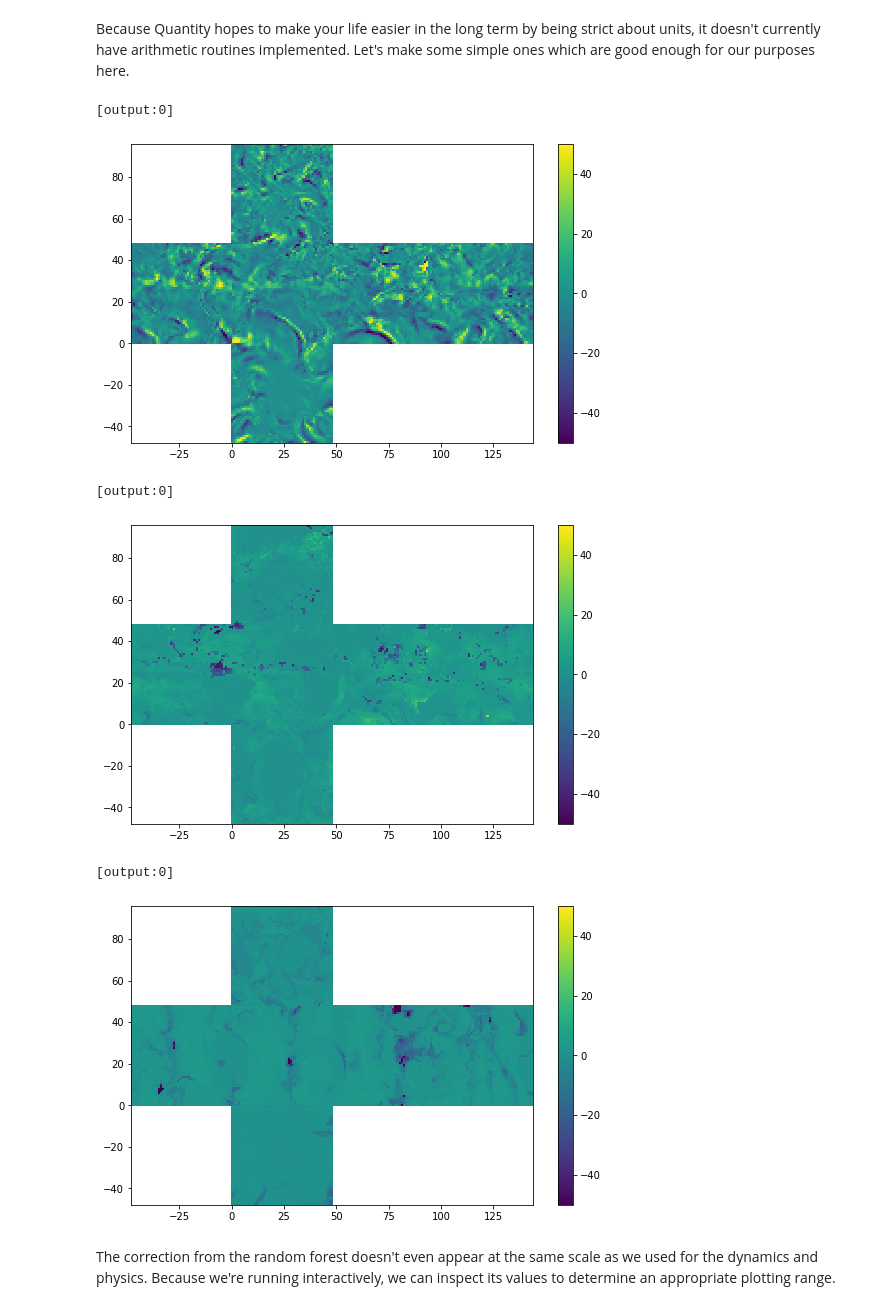
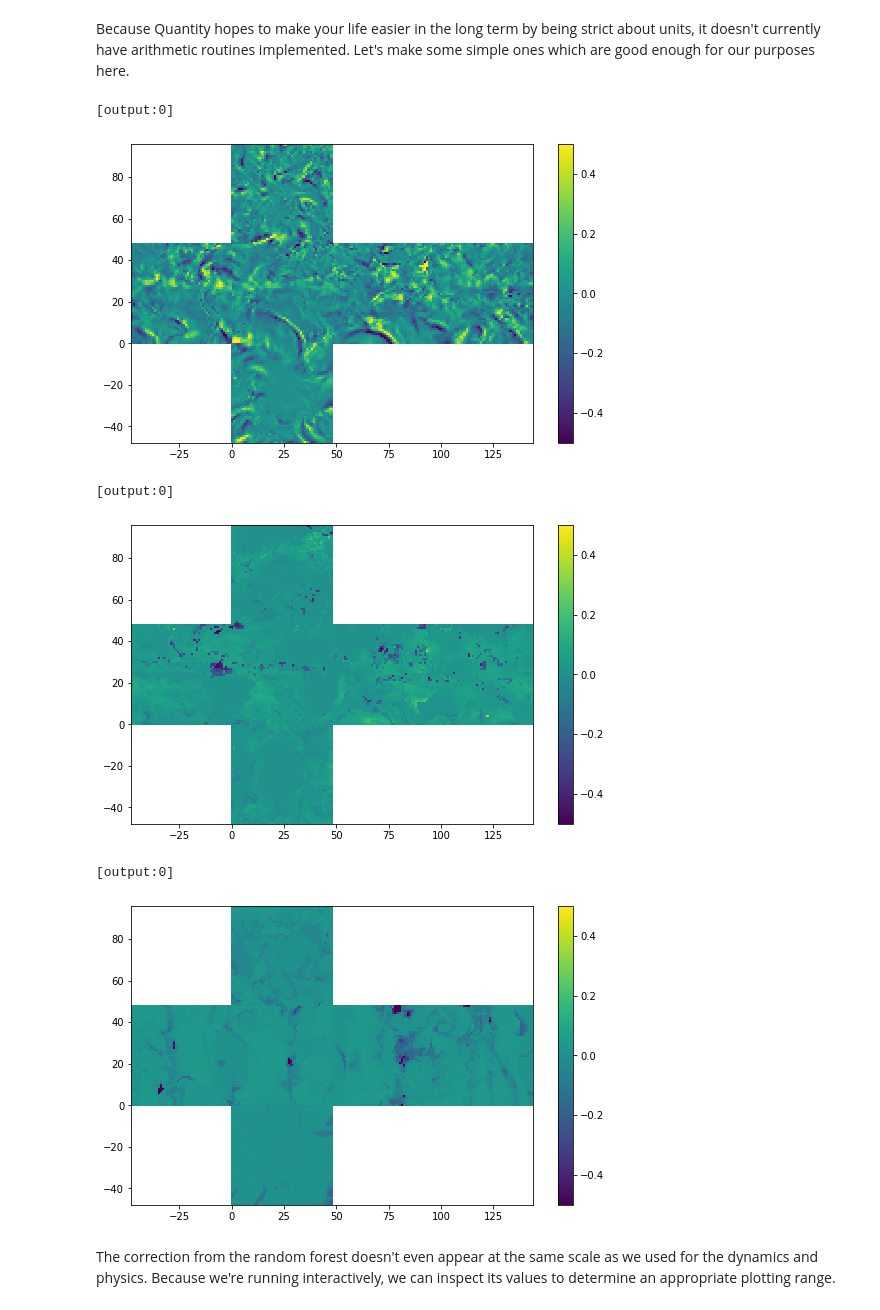
Before and after one commit to ai2cm/fv3gfs-wrapper, a Jupyter notebook: examples/jupyter/notebooks/random_forest.ipynb, the cells around one changed output. Saved outputs shown, nothing was run; the diff lists cells and outputs as text; code cells hidden in the pictures.

```diff
--- a/examples/jupyter/notebooks/random_forest.ipynb
+++ b/examples/jupyter/notebooks/random_forest.ipynb
@@ -319,12 +301,12 @@ def column_total_water(specific_humidity, pressure_thickness):
     assert specific_humidity.units == "kg/kg", specific_humidity.units
     assert pressure_thickness.dims == (Z_DIM, Y_DIM, X_DIM)
     assert pressure_thickness.units == "Pa", pressure_thickness.units
-    mass = pressure_thickness.view[:] * 9.81
+    mass = pressure_thickness.view[:] / 9.81
     total_water = np.sum(mass * specific_humidity.view[:], axis=0)
     return Quantity(
         total_water,
         dims=(Y_DIM, X_DIM),
-        units="kg"
+        units="kg/m**2"
     )
 # %% [markdown]
 First we'll look in detail at the first time step. Let's see how much of the first step moisture tendency is due to dynamics, physics, and our machine learning.
@@ -390,33 +372,33 @@ def multiply(q1, q2):
 # %%
 plot_global(
     subtract(total_water_after_dynamics, total_water_initial),
     cube,
-    vmin=-50,
-    vmax=50
+    vmin=-0.5,
+    vmax=0.5
 )
 # %% [output]
 [output:0]
-[figure, old version]
+[figure, new version]
 # %%
 plot_global(
     subtract(total_water_after_physics, total_water_after_dynamics),
     cube,
-    vmin=-50,
-    vmax=50
+    vmin=-0.5,
+    vmax=0.5
 )
 # %% [output]
 [output:0]
-[figure, old version]
+[figure, new version]
 # %%
 plot_global(
     subtract(total_water_after_rf, total_water_after_physics),
     cube,
-    vmin=-50,
-    vmax=50
+    vmin=-0.5,
+    vmax=0.5
 )
 # %% [output]
 [output:0]
-[figure, old version]
+[figure, new version]
 # %% [markdown]
 The correction from the random forest doesn't even appear at the same scale as we used for the dynamics and physics. Because we're running interactively, we can inspect its values to determine an appropriate plotting range.
 # %% [markdown]
```
Also changed, not shown: parts of 9 cells of this notebook.
